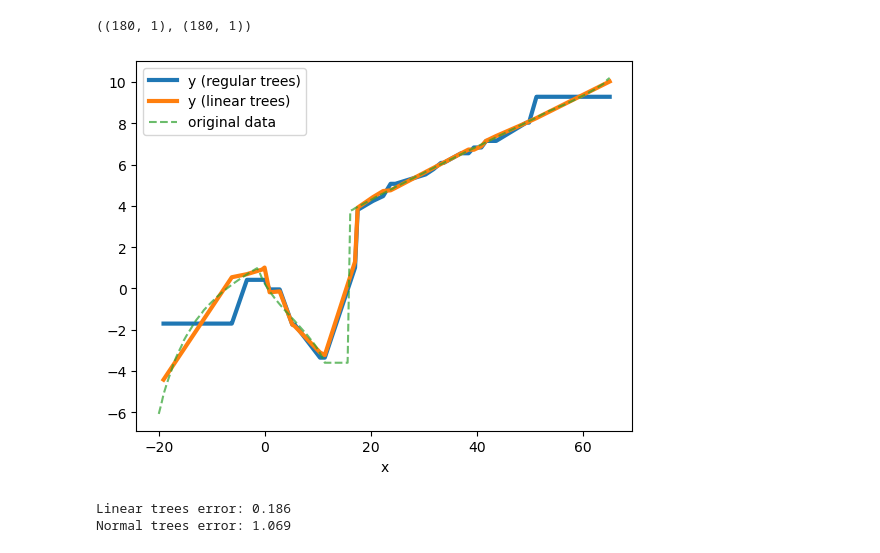
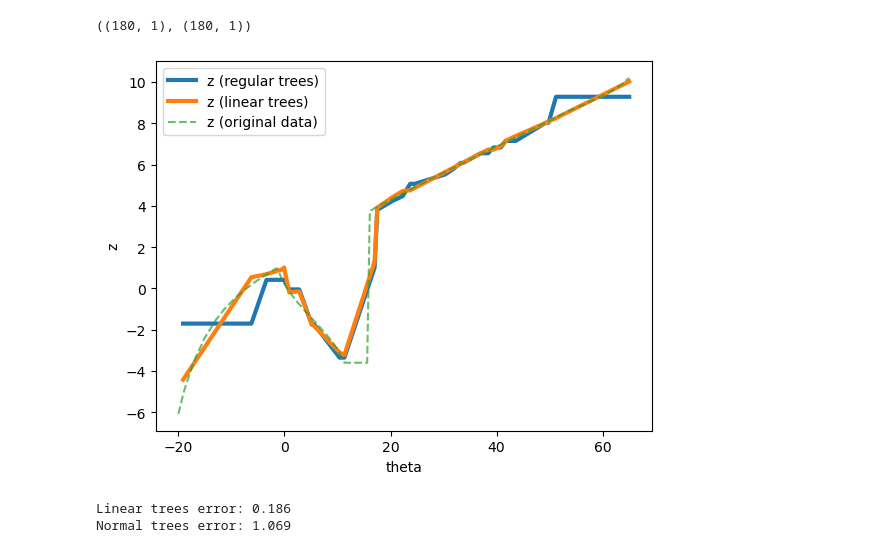
Before and after one commit to linshumeng/OMLT_ML, a Jupyter notebook: LightGBM_dataset.ipynb, the cells around one changed output. Cells and saved outputs as stored; diff of their text form; code cells hidden in the pictures.

Commit message:
Change the plot: use the correct label for the output plot

```diff
--- a/LightGBM_dataset.ipynb
+++ b/LightGBM_dataset.ipynb
@@ -53,16 +53,17 @@ model_normal = lgb.train(params, train_data_normal)
 # %%
 y_pred_linear = model_linear.predict(X_test, num_iteration=model_linear.best_iteration)
 y_pred_normal = model_normal.predict(X_test, num_iteration=model_normal.best_iteration)
 # plotting results
-df = pd.DataFrame(X_test, columns=['x'])
-df['y (regular trees)'] = y_pred_normal
-df['y (linear trees)'] = y_pred_linear
-df.sort_values('x').set_index('x').plot(lw=3)
-plt.plot(X, y, label='original data', alpha=0.7, linestyle='--')
+df = pd.DataFrame(X_test, columns=['theta'])
+df['z (regular trees)'] = y_pred_normal
+df['z (linear trees)'] = y_pred_linear
+df.sort_values('theta').set_index('theta').plot(lw=3)
+plt.plot(X, y, label='z (original data)', alpha=0.7, linestyle='--')
+plt.ylabel('z')
 plt.legend()
 plt.show()
 # %% [output]
-[figure, old version]
+[figure, new version]
 # %%
 print(f"Linear trees error: {round(mean_squared_error(y_test, y_pred_linear),3)}")
 print(f"Normal trees error: {round(mean_squared_error(y_test, y_pred_normal),3)}")
```
